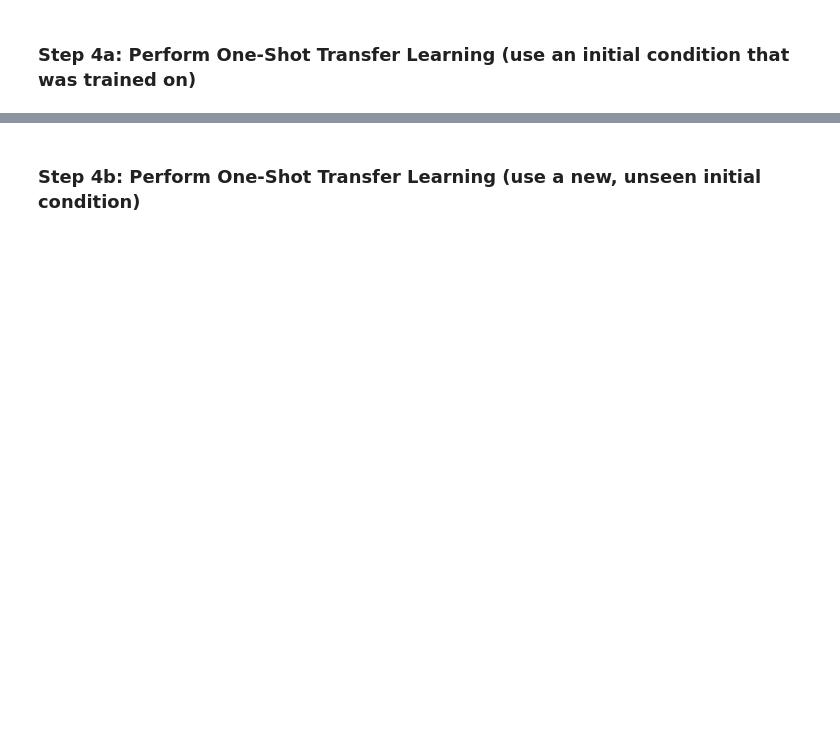
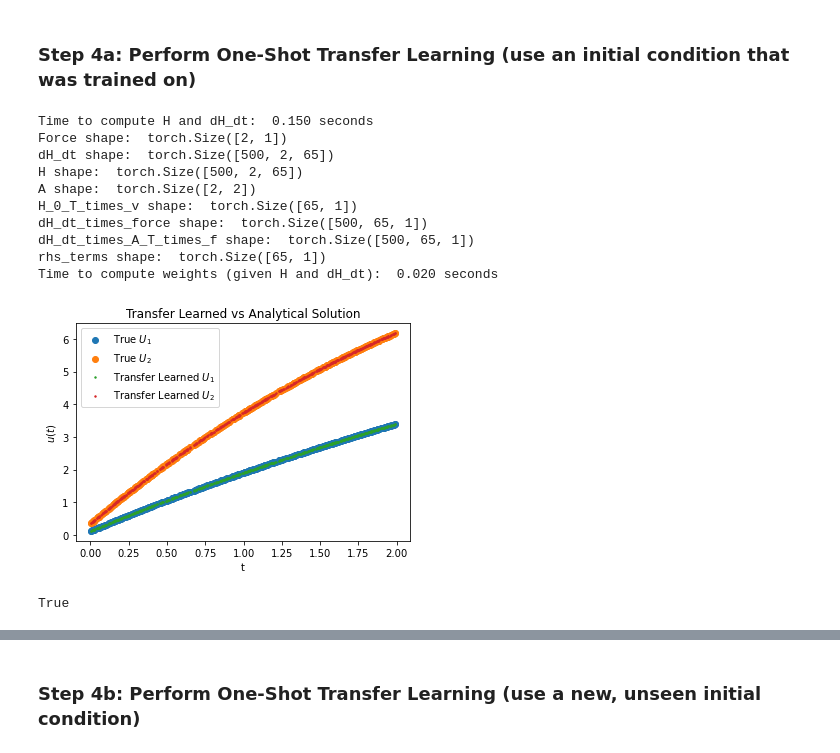
Before and after one commit to Hari-Raval/Harvard-Thesis, a Jupyter notebook: src/transfer_learning_two_linear_ode/system_linear_ode_with_transfer_learning-v5.ipynb, the cells around one changed output, grey strips where cells are left out. Saved outputs shown, nothing was run; the diff lists cells and outputs as text; code cells hidden in the pictures; blank space fills up the shorter version.

Commit message:
messy version of forcing function changing working

```diff
--- a/src/transfer_learning_two_linear_ode/system_linear_ode_with_transfer_learning-v5.ipynb
+++ b/src/transfer_learning_two_linear_ode/system_linear_ode_with_transfer_learning-v5.ipynb
@@ -316,16 +324,10 @@ def analytically_compute_weights(dH_dt, H, H_0, t_eval, v, A, force):
     # compute H.T * A.T * A * H
     H_T_times_A_T_times_A_times_H = torch.matmul(torch.matmul(torch.matmul(H.mT, A.T), A), H)
 
-    # compute H.T * force
     print("Force shape: ", force.shape)
     print("dH_dt shape: ", dH_dt.shape)
     print("H shape: ", H.shape)
     print("A shape: ", A.shape)
-    H_T_times_force = torch.matmul(dH_dt.mT, force)
-#     print("force term: ", H_T_times_force.shape)
-#     print("original term: ", dH_dt_times_dH_dt_T.shape)
-
-    # compute H.T * A.T * force
 
     # compute the "summation portion" of the M matrix
     M_sum_terms = dH_dt_times_dH_dt_T + dH_dt_times_A_times_H + H_times_A_T_times_dH_dt + H_T_times_A_T_times_A_times_H
@@ -339,14 +341,27 @@ def analytically_compute_weights(dH_dt, H, H_0, t_eval, v, A, force):
     M = M_sum_terms + H_0_T_times_H_0
     M_inv = torch.linalg.pinv(M)
 
+    ##########################################
+    print("H_0_T_times_v shape: ", torch.matmul(H_0.T, v).shape)
+    dH_dt_times_force = torch.matmul(dH_dt.mT, force)
+    dH_dt_times_A_T_times_f = torch.matmul(torch.matmul(H.mT, A.T), force)
+    force_terms = dH_dt_times_force + dH_dt_times_A_T_times_f
+    force_terms = force_terms.sum(axis=0)
+    force_terms = force_terms / len(t_eval)
+    rhs_terms = force_terms + torch.matmul(H_0.T, v)
+    print("dH_dt_times_force shape: ", dH_dt_times_force.shape)
+    print("dH_dt_times_A_T_times_f shape: ", dH_dt_times_A_T_times_f.shape)
+    print("rhs_terms shape: ", rhs_terms.shape)
+    ##########################################
+
     # compute the output weights by W_out = M ^ -1 * H_0 * u_0
-    W_out = torch.matmul(torch.matmul(M_inv, H_0.T), v)
+    W_out = torch.matmul(M_inv, rhs_terms)
 
     end_time = time.time()
     total_time = end_time - start_time
     print(f"Time to compute weights (given H and dH_dt): {total_time: .3f} seconds")
 
-    return M_inv, W_out
+    return M_inv, W_out, force_terms
 # %% [markdown]
 # Plot Transfer Learned and Analytical Solutions
 # %%
@@ -357,7 +372,7 @@ def plot_transfer_learned_and_analytical(H, W_out, t_eval, v, A, force, num_equa
 
     # plot the true solutions
     for i in range(num_equations):
-        plt.scatter(t_eval.detach().numpy(), true_funct[i](t_eval.detach().numpy(), v, A, force),
+        plt.scatter(t_eval.detach().numpy(), true_funct(t_eval.detach().numpy(), v, A, force)[i],
                     label= f'True $U_{i+1}$');
 
     # plot the transfer learned solutions
@@ -376,7 +391,7 @@ def plot_transfer_learned_and_analytical(H, W_out, t_eval, v, A, force, num_equa
 # %%
 # set-up network training parameters
 x_range = [0, 2]
-hid_lay = [128, 128, 66]
+hid_lay = [128, 128, 128]
 num_equations = 2
 iterations = 20000
 
@@ -393,7 +408,7 @@ v_list_three_eq = [torch.tensor([[0.12], [0.35], [0.43]]), torch.tensor([[0.87],
 # set-up forcing function
 force_one_eq = torch.tensor([[2.]])
 
-force_two_eq = torch.tensor([[0.], [0.]])
+force_two_eq = torch.tensor([[2.], [4.]])
 
 force_three_eq = torch.tensor([[0.], [0.], [0.]])
 
@@ -410,11 +425,12 @@ A_non_coupled_2_eq_hard = [torch.tensor([[1.1, 0], [0, 3]]), torch.tensor([[1.45
 A_coupled_2_eq_easy = [torch.tensor([[0, 1.1], [1.1, 0]]), torch.tensor([[0, 0.19], [0.19, 0]]),
                        torch.tensor([[0, 1.8], [1.8, 0]]), torch.tensor([[0, 0.75], [0.75, 0]])]
 
-A_coupled_2_eq_hard = [torch.tensor([[0, 1.1], [1.5, 0]]), torch.tensor([[0, 0.01], [0.34, 0]]),
+# originally first item was torch.tensor([[0, 1.1], [1.5, 0]]) and this yielded crappy results on head 1
+A_coupled_2_eq_hard = [torch.tensor([[0, 0.1], [0.58, 0]]), torch.tensor([[0, 0.01], [0.34, 0]]),
                        torch.tensor([[0, 0.5], [0.9, 0]]), torch.tensor([[0, 0.32], [0.43, 0]])]
 
-A_coupled_3_eq = [torch.tensor([[0, 0, 2.],[2., 0, 0],[0, 2., 0]]), torch.tensor([[0, 0, 0.56],[0.56, 0, 0],[0, 0.56, 0]]),
-                  torch.tensor([[0, 0, 1.12],[1.12, 0, 0],[0, 1.12, 0]]), torch.tensor([[0, 0, 1.73],[1.73, 0, 0],[0, 1.73, 0]])]
+# A_coupled_3_eq = [torch.tensor([[0, 0, 2.],[2., 0, 0],[0, 2., 0]]), torch.tensor([[0, 0, 0.56],[0.56, 0, 0],[0, 0.56, 0]]),
+#                   torch.tensor([[0, 0, 1.12],[1.12, 0, 0],[0, 1.12, 0]]), torch.tensor([[0, 0, 1.73],[1.73, 0, 0],[0, 1.73, 0]])]
 
 
 # analytical solutions for various differential equations
@@ -453,7 +470,7 @@ true_coupled_2_eq_easy = lambda x, v, A, force: (solve_ivp(double_coupled_equati
 ### Step 2: Run Model
 # %%
 # choose the equation(s) to work with
-A_list = A_coupled_2_eq_easy
+A_list = A_coupled_2_eq_hard
 true_funct = true_coupled_2_eq_easy
 v_list = v_list_two_eq
 force = force_two_eq
@@ -466,6 +483,9 @@ loss_hist, trained_model, model_time, MSE_hist = run_model(iterations=iterations
                                                            hid_lay=hid_lay,num_equations=num_equations,
                                                            num_heads=num_heads, true_functs=true_funct,
                                                            head_to_track=head_to_track)
+
+
+# todo: try running the A_coupled_2_eq_easy to see how it performs on different heads
 # %% [output]
 Running Iteration 1
 Running Iteration 1001
@@ -522,8 +520,20 @@ with torch.no_grad():
 # %%
 H, H_0, dH_dt_new, t_eval = compute_H_and_dH_dt(x_range[0], x_range[1], trained_model, num_equations, hid_lay)
 
 # pick an initial condition and matrix from those that were trained on (easy case)
 v = v_list[0]
 A = A_list[0]
-M_inv, W_out = analytically_compute_weights(dH_dt_new, H, H_0, t_eval, v, A, force)
+M_inv, W_out, force_terms = analytically_compute_weights(dH_dt_new, H, H_0, t_eval, v, A, force)
 plot_transfer_learned_and_analytical(H, W_out, t_eval, v, A, force, num_equations, true_funct)
+# %% [output]
+Time to compute H and dH_dt:  0.150 seconds
+Force shape:  torch.Size([2, 1])
+dH_dt shape:  torch.Size([500, 2, 65])
+H shape:  torch.Size([500, 2, 65])
+A shape:  torch.Size([2, 2])
+H_0_T_times_v shape:  torch.Size([65, 1])
+dH_dt_times_force shape:  torch.Size([500, 65, 1])
+dH_dt_times_A_T_times_f shape:  torch.Size([500, 65, 1])
+rhs_terms shape:  torch.Size([65, 1])
+Time to compute weights (given H and dH_dt):  0.020 seconds
+[figure, added]
@@ -532,0 +549,9 @@ M_inv, W_out = analytically_compute_weights(dH_dt_new, H, H_0, t_eval, v, A, for
+# %%
+torch.equal(dH_dt_test_new, dH_dt_new)
+# compute dH_dt (note: time intensive due to large jacobian calculation)
+
+# dH_dt = torch.autograd.functional.jacobian(trained_model_H_only, t_eval, create_graph=False).sum(axis=2)
+# dH_dt_new = dH_dt.reshape(-1, num_equations, hid_lay[-1] // num_equations)
+# dH_dt_new = torch.cat((torch.zeros(len(t_eval), num_equations, 1), dH_dt_new), 2)
+# %% [output]
+True
```
Also changed, not shown: parts of 19 cells of this notebook.
